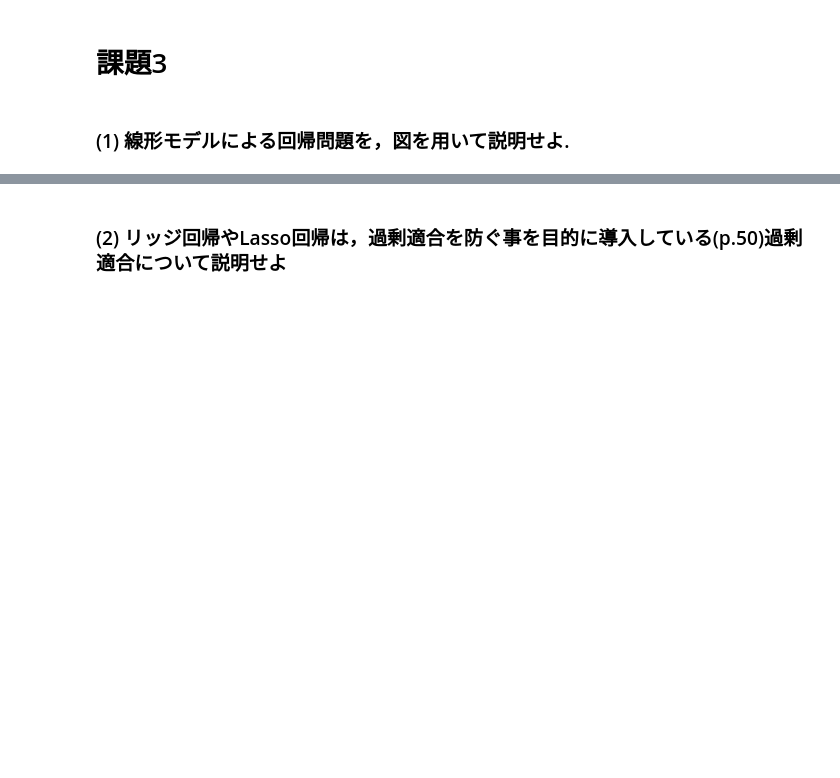
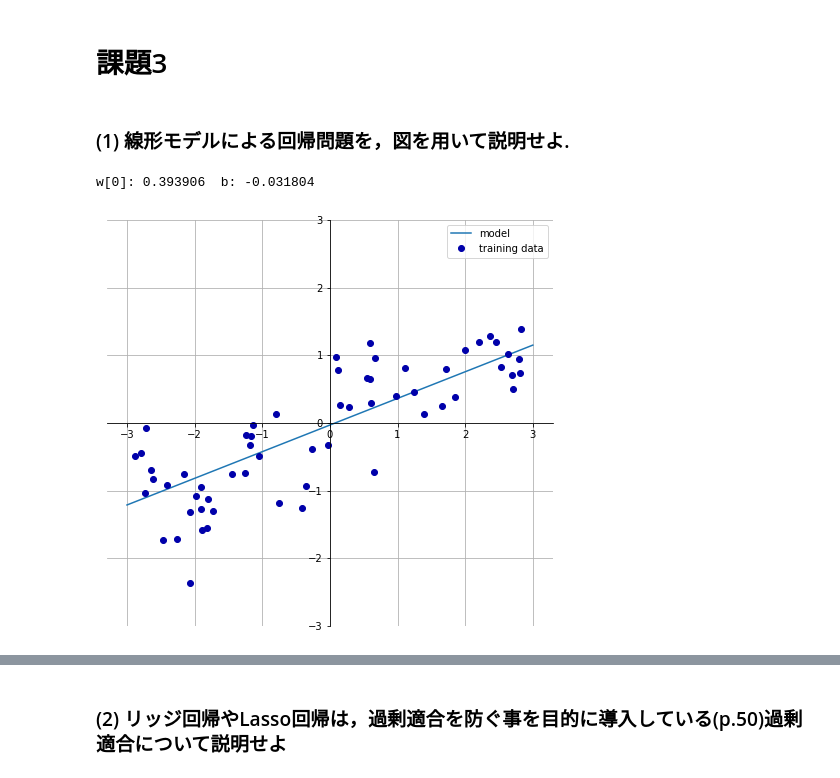
Before and after one commit to KiichiSugihara/MachineLearningTraining, a Jupyter notebook: kadai_02.ipynb, the cells around one changed output, grey strips where cells are left out. Drawn from its saved outputs; the diff is of its cells as text; code cells hidden in the pictures; blank space fills up the shorter version.

```diff
--- a/kadai_02.ipynb
+++ b/kadai_02.ipynb
@@ -128,3 +128,8 @@ print("テストセットに対する精度: {}".format(clf.score(X_test,y_test)
 # 課題3
 # %% [markdown]
 ### (1) 線形モデルによる回帰問題を，図を用いて説明せよ.
+# %%
+mglearn.plots.plot_linear_regression_wave()
+# %% [output]
+w[0]: 0.393906  b: -0.031804
+[figure, added]
```
Also changed, not shown: parts of 8 cells of this notebook.
